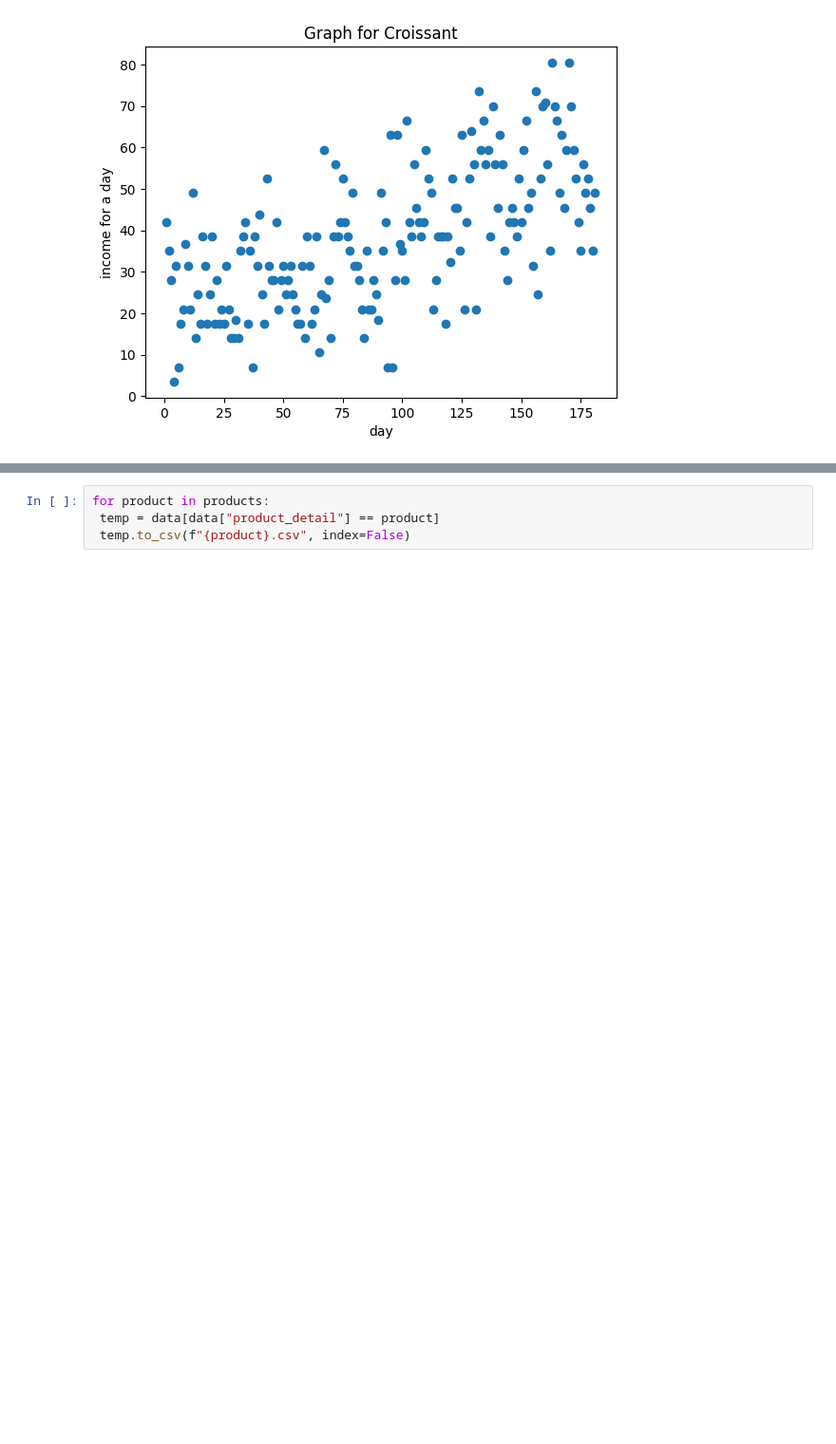
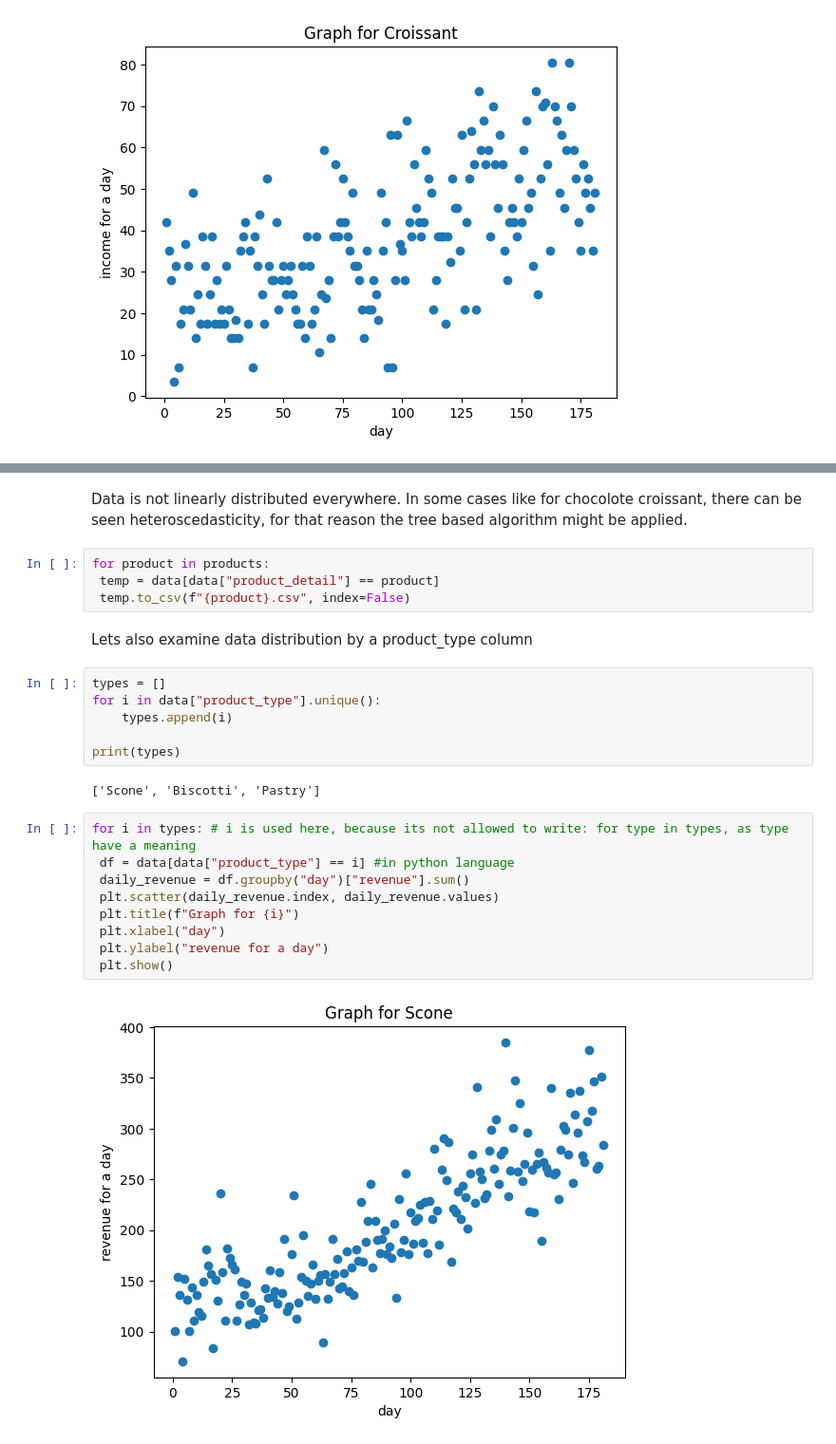
Before and after one commit to Sta1ks/Coffeeshop-analysis, a Jupyter notebook: working_folder/data-preporcessing.ipynb, the cells around one changed output, grey strips where cells are left out. Shown at 95% size. Drawn from its saved outputs; the diff is of its cells as text; blank space fills up the shorter version.

```diff
--- a/working_folder/data-preporcessing.ipynb
+++ b/working_folder/data-preporcessing.ipynb
@@ -114,4 +139,27 @@ for product in products:
+# %% [markdown]
+Data is not linearly distributed everywhere. In some cases like for chocolote croissant, there can be seen heteroscedasticity, for that reason the tree based algorithm might be applied.
 # %%
 for product in products:
  temp = data[data["product_detail"] == product]
  temp.to_csv(f"{product}.csv", index=False)
+# %% [markdown]
+Lets also examine data distribution by a product_type column
+# %%
+types = []
+for i in data["product_type"].unique():
+    types.append(i)
+
+print(types)
+# %% [output]
+['Scone', 'Biscotti', 'Pastry']
+# %%
+for i in types: # i is used here, because its not allowed to write: for type in types, as type have a meaning
+ df = data[data["product_type"] == i] #in python language
+ daily_revenue = df.groupby("day")["revenue"].sum()
+ plt.scatter(daily_revenue.index, daily_revenue.values)
+ plt.title(f"Graph for {i}")
+ plt.xlabel("day")
+ plt.ylabel("revenue for a day")
+ plt.show()
+# %% [output]
+[figure, added]
```
Also changed, not shown: parts of 13 cells of this notebook.
